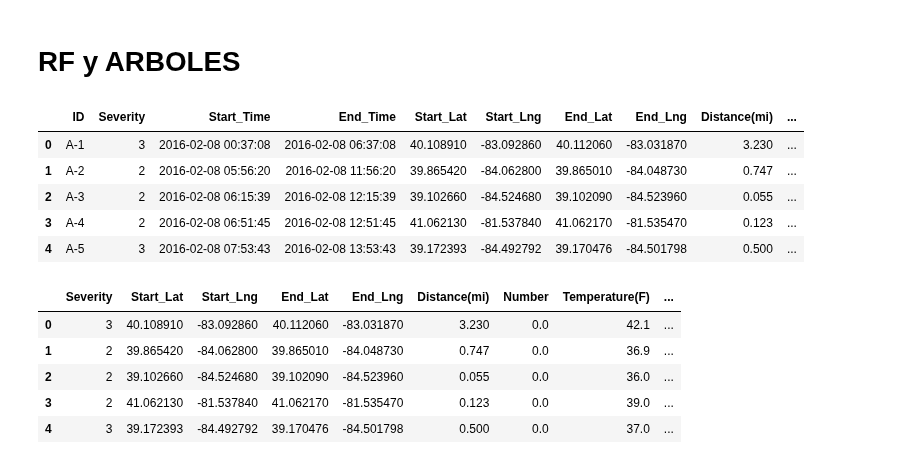
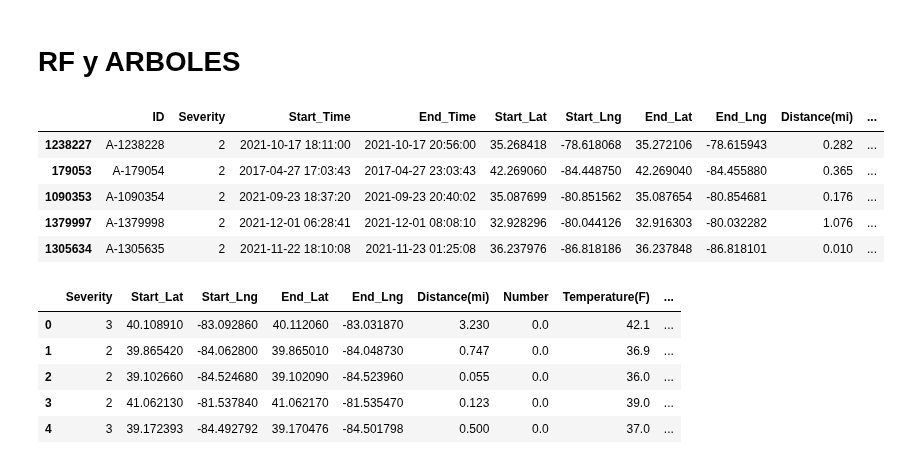
Before and after one commit to EWECORP/DScience_41870, a Jupyter notebook: Desafio_EvaluaciónML_Eduardo_Ettlin.ipynb, the cells around one changed output. Saved outputs shown, nothing was run; the diff lists cells and outputs as text; code cells hidden in the pictures.

```diff
--- a/Desafio_EvaluaciónML_Eduardo_Ettlin.ipynb
+++ b/Desafio_EvaluaciónML_Eduardo_Ettlin.ipynb
@@ -207,18 +207,19 @@ from sklearn.tree import DecisionTreeClassifier
 # %%
 #Importación GDrive en las primeras celdas
 #Conección a los datos en un DF
 
 #DF head
 pd.options.display.max_columns = None
-df_num =  pd.read_csv('/content/gdrive/MyDrive/DScience_41870/US_Accidents_Dec21_updated.csv',sep=',',nrows=150000)
+df_full =  pd.read_csv('/content/gdrive/MyDrive/DScience_41870/US_Accidents_Dec21_updated.csv',sep=',',nrows=1500000)
+df_num = df_full.sample(10000)   # Achicar el Set de Datos porque no alcanza a calcular.
 df_num.head()
 # %% [output]
 |  | ID | Severity | Start_Time | End_Time | Start_Lat | Start_Lng | End_Lat | End_Lng | Distance(mi) | ... |
-| 0 | A-1 | 3 | 2016-02-08 00:37:08 | 2016-02-08 06:37:08 | 40.108910 | -83.092860 | 40.112060 | -83.031870 | 3.230 | ... |
-| 1 | A-2 | 2 | 2016-02-08 05:56:20 | 2016-02-08 11:56:20 | 39.865420 | -84.062800 | 39.865010 | -84.048730 | 0.747 | ... |
-| 2 | A-3 | 2 | 2016-02-08 06:15:39 | 2016-02-08 12:15:39 | 39.102660 | -84.524680 | 39.102090 | -84.523960 | 0.055 | ... |
-| 3 | A-4 | 2 | 2016-02-08 06:51:45 | 2016-02-08 12:51:45 | 41.062130 | -81.537840 | 41.062170 | -81.535470 | 0.123 | ... |
-| 4 | A-5 | 3 | 2016-02-08 07:53:43 | 2016-02-08 13:53:43 | 39.172393 | -84.492792 | 39.170476 | -84.501798 | 0.500 | ... |
+| 1238227 | A-1238228 | 2 | 2021-10-17 18:11:00 | 2021-10-17 20:56:00 | 35.268418 | -78.618068 | 35.272106 | -78.615943 | 0.282 | ... |
+| 179053 | A-179054 | 2 | 2017-04-27 17:03:43 | 2017-04-27 23:03:43 | 42.269060 | -84.448750 | 42.269040 | -84.455880 | 0.365 | ... |
+| 1090353 | A-1090354 | 2 | 2021-09-23 18:37:20 | 2021-09-23 20:40:02 | 35.087699 | -80.851562 | 35.087654 | -80.854681 | 0.176 | ... |
+| 1379997 | A-1379998 | 2 | 2021-12-01 06:28:41 | 2021-12-01 08:08:10 | 32.928296 | -80.044126 | 32.916303 | -80.032282 | 1.076 | ... |
+| 1305634 | A-1305635 | 2 | 2021-11-22 18:10:08 | 2021-11-23 01:25:08 | 36.237976 | -86.818186 | 36.237848 | -86.818101 | 0.010 | ... |
 # %%
 df_num = df.select_dtypes('number') # datos númericos
 df_num['Stop'] = df['Stop']
```
Also changed, not shown: parts of 21 cells of this notebook.
